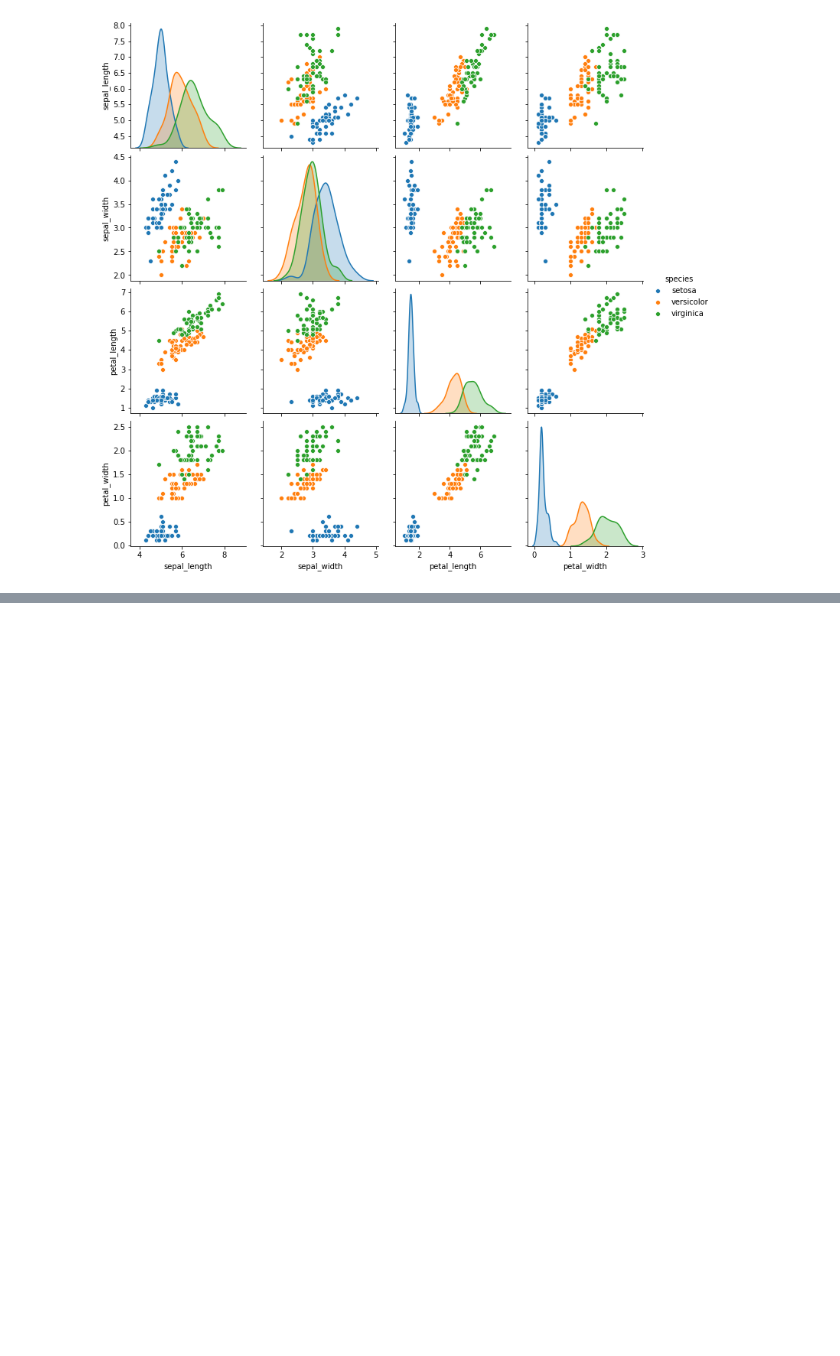
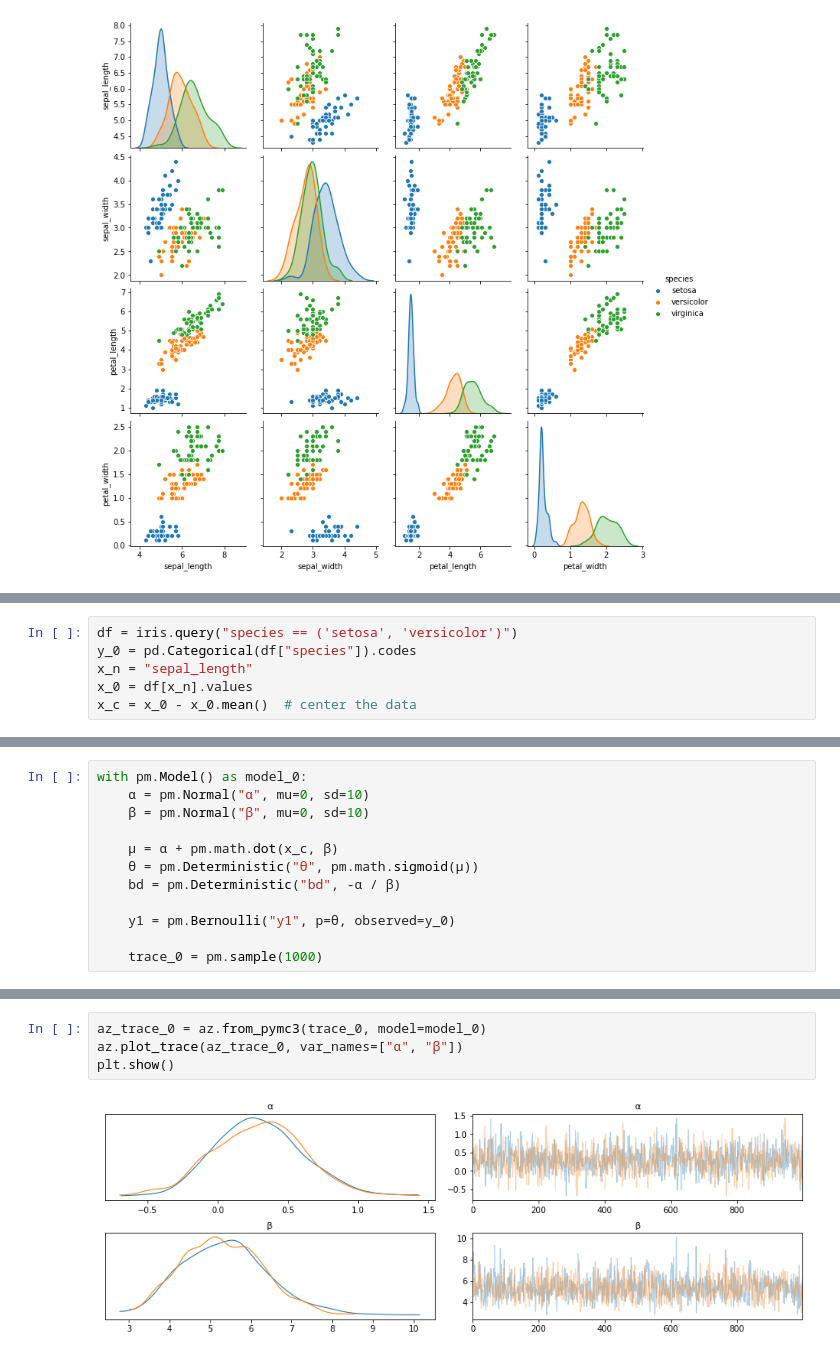
Before and after one commit to jhrcook/bayesian-analysis-with-python_e2, a Jupyter notebook: 04_generalized-linear-models.ipynb, the cells around one changed output, grey strips where cells are left out. Drawn from its saved outputs; the diff is of its cells as text; blank space fills up the shorter version.

Commit message:
Chapter 3. Generalized Linear Models (cont.)

```diff
--- a/04_generalized-linear-models.ipynb
+++ b/04_generalized-linear-models.ipynb
@@ -64,0 +68,6 @@ plt.show()
+# %%
+df = iris.query("species == ('setosa', 'versicolor')")
+y_0 = pd.Categorical(df["species"]).codes
+x_n = "sepal_length"
+x_0 = df[x_n].values
+x_c = x_0 - x_0.mean()  # center the data
@@ -64,0 +78,12 @@ plt.show()
+# %%
+with pm.Model() as model_0:
+    α = pm.Normal("α", mu=0, sd=10)
+    β = pm.Normal("β", mu=0, sd=10)
+
+    µ = α + pm.math.dot(x_c, β)
+    θ = pm.Deterministic("θ", pm.math.sigmoid(µ))
+    bd = pm.Deterministic("bd", -α / β)
+
+    y1 = pm.Bernoulli("y1", p=θ, observed=y_0)
+
+    trace_0 = pm.sample(1000)
@@ -64,0 +97,6 @@ plt.show()
+# %%
+az_trace_0 = az.from_pymc3(trace_0, model=model_0)
+az.plot_trace(az_trace_0, var_names=["α", "β"])
+plt.show()
+# %% [output]
+[figure, added]
```
Also changed, not shown: parts of 13 cells of this notebook, 7 other files.
